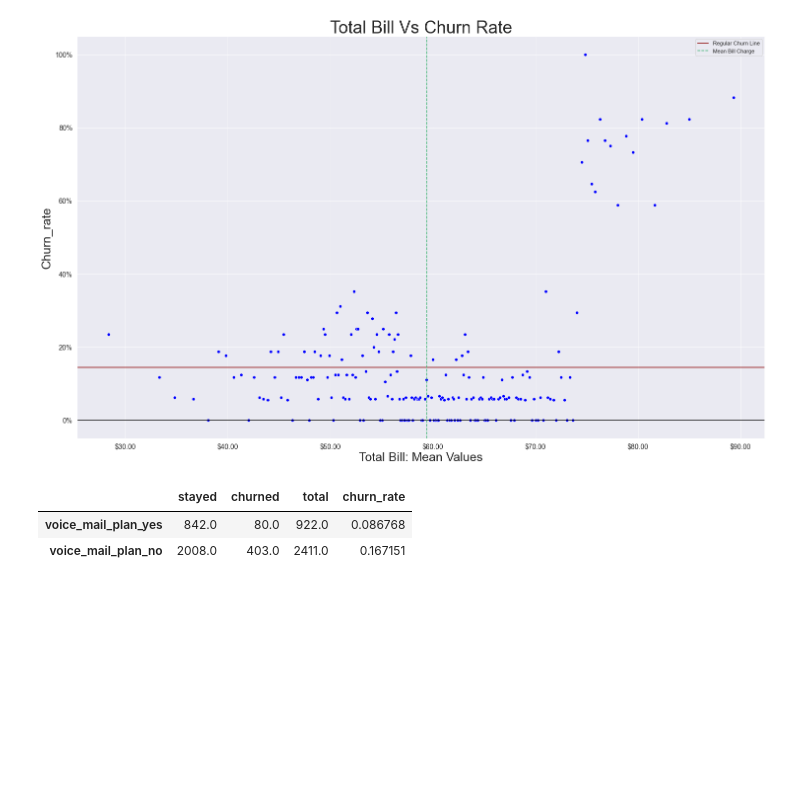
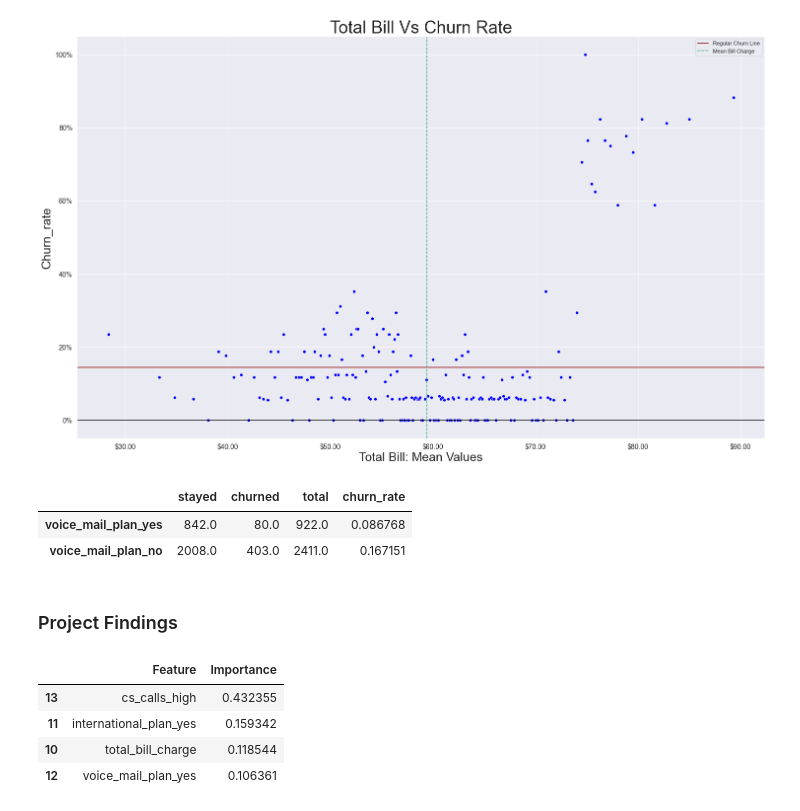
Before and after one commit to Dmoreir1/DSC-Flatiron-Project3, a Jupyter notebook: main-project-notebook.ipynb, the cells around one changed output. Drawn from its saved outputs; the diff is of its cells as text; code cells hidden in the pictures; blank space fills up the shorter version.

```diff
--- a/main-project-notebook.ipynb
+++ b/main-project-notebook.ipynb
@@ -925,0 +928,2 @@ vm_churn[1:3]
+# %% [markdown]
+### Project Findings
@@ -925,0 +934,10 @@ vm_churn[1:3]
+# %%
+# What factors contributes to the attrition rate or churn rate?
+
+feature_importance_df[:4]
+# %% [output]
+|  | Feature | Importance |
+| 13 | cs_calls_high | 0.432355 |
+| 11 | international_plan_yes | 0.159342 |
+| 10 | total_bill_charge | 0.118544 |
+| 12 | voice_mail_plan_yes | 0.106361 |
```
Also changed, not shown: parts of 24 cells of this notebook.
